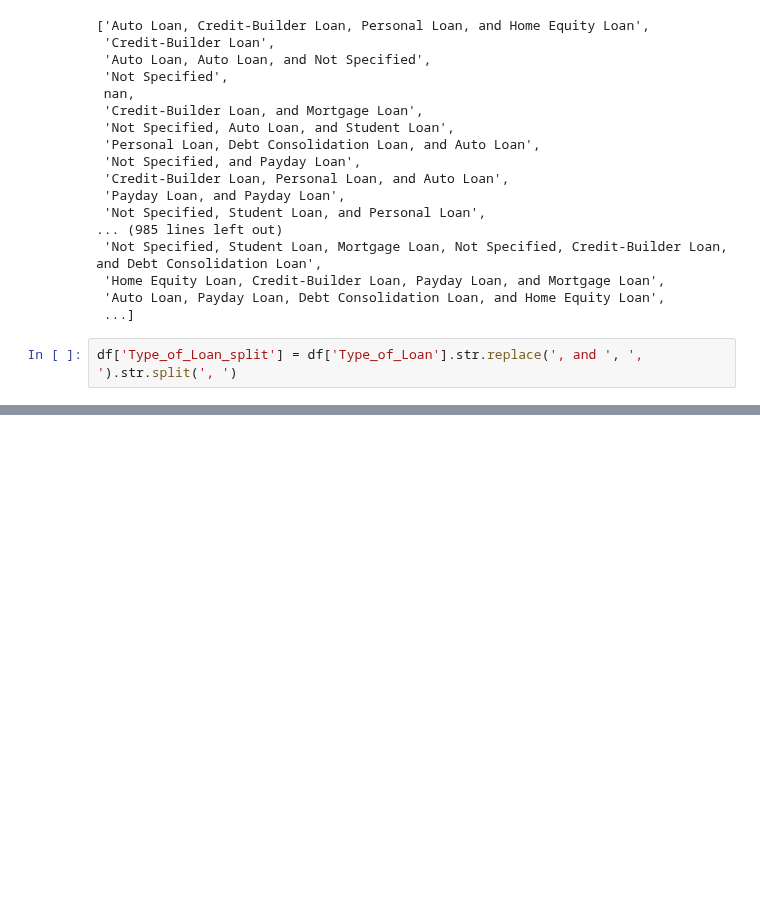
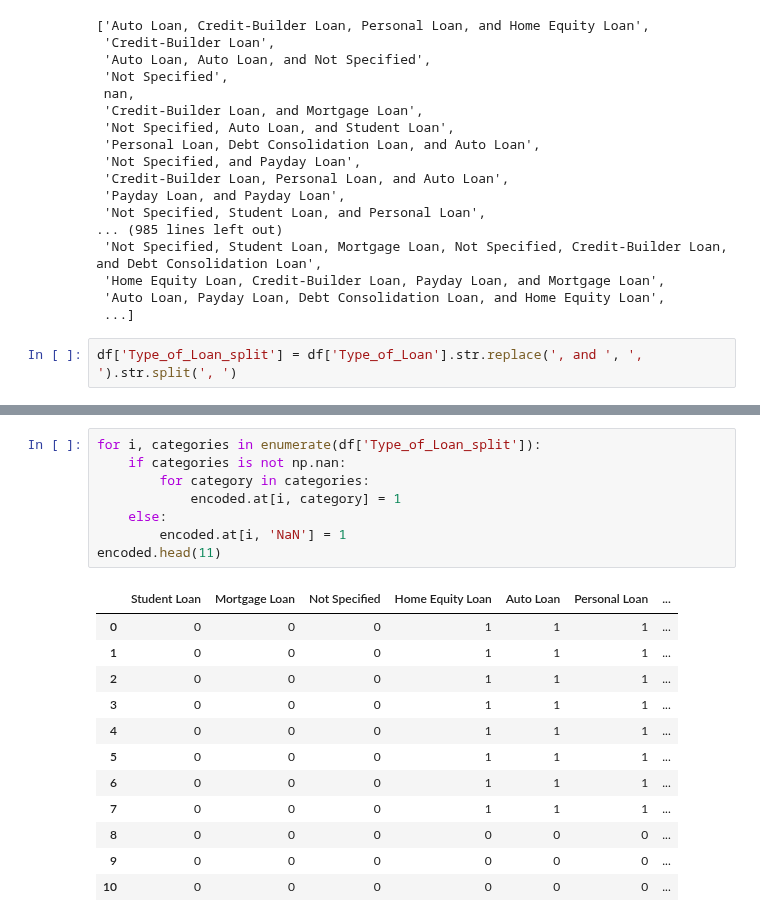
Before and after one commit to Ghukii/TMP-4sem-, a Jupyter notebook: Задание_6/Задание_6_13.ipynb, the cells around one changed output, grey strips where cells are left out. Drawn from its saved outputs; the diff is of its cells as text; blank space fills up the shorter version.

```diff
--- a/Задание_6/Задание_6_13.ipynb
+++ b/Задание_6/Задание_6_13.ipynb
@@ -592,0 +611,21 @@ print(categories)
+# %%
+for i, categories in enumerate(df['Type_of_Loan_split']):
+    if categories is not np.nan:
+        for category in categories:
+            encoded.at[i, category] = 1
+    else:
+        encoded.at[i, 'NaN'] = 1
+encoded.head(11)
+# %% [output]
+|  | Student Loan | Mortgage Loan | Not Specified | Home Equity Loan | Auto Loan | Personal Loan | ... |
+| 0 | 0 | 0 | 0 | 1 | 1 | 1 | ... |
+| 1 | 0 | 0 | 0 | 1 | 1 | 1 | ... |
+| 2 | 0 | 0 | 0 | 1 | 1 | 1 | ... |
+| 3 | 0 | 0 | 0 | 1 | 1 | 1 | ... |
+| 4 | 0 | 0 | 0 | 1 | 1 | 1 | ... |
+| 5 | 0 | 0 | 0 | 1 | 1 | 1 | ... |
+| 6 | 0 | 0 | 0 | 1 | 1 | 1 | ... |
+| 7 | 0 | 0 | 0 | 1 | 1 | 1 | ... |
+| 8 | 0 | 0 | 0 | 0 | 0 | 0 | ... |
+| 9 | 0 | 0 | 0 | 0 | 0 | 0 | ... |
+| 10 | 0 | 0 | 0 | 0 | 0 | 0 | ... |
```
Also changed, not shown: parts of 3 cells of this notebook.
